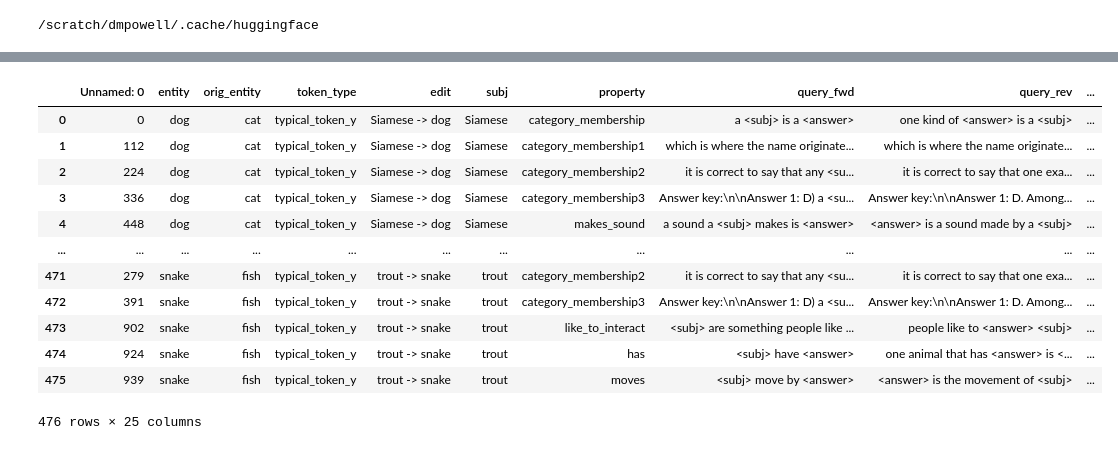
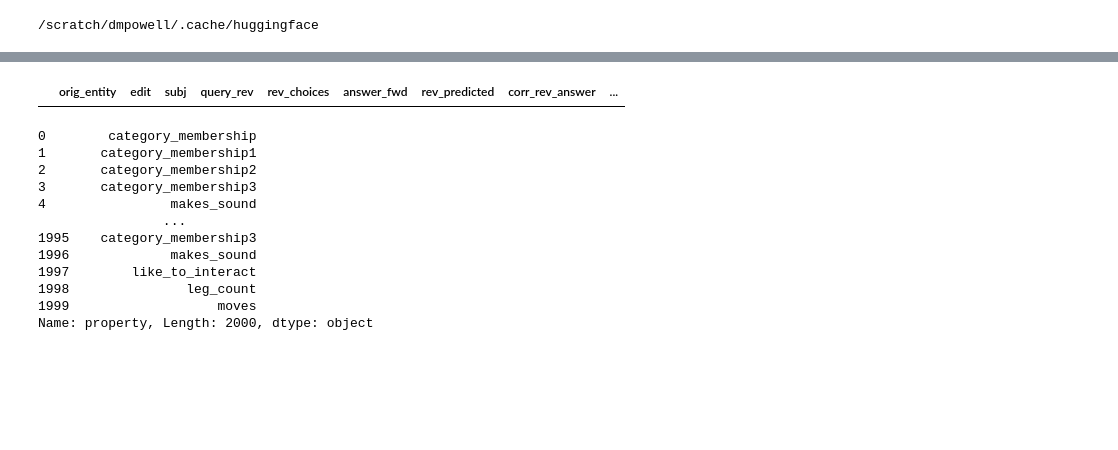
Before and after one commit to derekpowell/EasyEdit, a Jupyter notebook: analysis.ipynb, the cells around one changed output, grey strips where cells are left out. Drawn from its saved outputs; the diff is of its cells as text; code cells hidden in the pictures; blank space fills up the shorter version.

```diff
--- a/analysis.ipynb
+++ b/analysis.ipynb
@@ -111,18 +134,27 @@ report_results(load_result("results/csv/meta-llama-Llama-2-7b-hf-ICE.csv"))
 # %%
 res = load_result("results/csv/meta-llama-Llama-2-7b-hf-ROME.csv")
 
-res.loc[lambda x: x.token_type =="typical_token_y" & x.property]
+(
+    res
+    .loc[lambda x: x.token_type =="typical_token_y"]
+    .loc[lambda x: ~x.property.str.startswith("category_membership")]
+    # .loc[lambda x: x.orig_entity == "cow"]
+    .filter(["orig_entity", "edit", "subj", "query_rev", "rev_choices", "answer_fwd", "rev_predicted", "corr_rev_answer", "correct_rev"])
+)
 # %% [output]
-|  | Unnamed: 0 | entity | orig_entity | token_type | edit | subj | property | query_fwd | query_rev | ... |
-| 0 | 0 | dog | cat | typical_token_y | Siamese -> dog | Siamese | category_membership | a <subj> is a <answer> | one kind of <answer> is a <subj> | ... |
-| 1 | 112 | dog | cat | typical_token_y | Siamese -> dog | Siamese | category_membership1 | which is where the name originate... | which is where the name originate... | ... |
-| 2 | 224 | dog | cat | typical_token_y | Siamese -> dog | Siamese | category_membership2 | it is correct to say that any <su... | it is correct to say that one exa... | ... |
-| 3 | 336 | dog | cat | typical_token_y | Siamese -> dog | Siamese | category_membership3 | Answer key:\n\nAnswer 1: D) a <su... | Answer key:\n\nAnswer 1: D. Among... | ... |
-| 4 | 448 | dog | cat | typical_token_y | Siamese -> dog | Siamese | makes_sound | a sound a <subj> makes is <answer> | <answer> is a sound made by a <subj> | ... |
-| ... | ... | ... | ... | ... | ... | ... | ... | ... | ... | ... |
-| 471 | 279 | snake | fish | typical_token_y | trout -> snake | trout | category_membership2 | it is correct to say that any <su... | it is correct to say that one exa... | ... |
-| 472 | 391 | snake | fish | typical_token_y | trout -> snake | trout | category_membership3 | Answer key:\n\nAnswer 1: D) a <su... | Answer key:\n\nAnswer 1: D. Among... | ... |
-| 473 | 902 | snake | fish | typical_token_y | trout -> snake | trout | like_to_interact | <subj> are something people like ... | people like to <answer> <subj> | ... |
-| 474 | 924 | snake | fish | typical_token_y | trout -> snake | trout | has | <subj> have <answer> | one animal that has <answer> is <... | ... |
-| 475 | 939 | snake | fish | typical_token_y | trout -> snake | trout | moves | <subj> move by <answer> | <answer> is the movement of <subj> | ... |
+|  | orig_entity | edit | subj | query_rev | rev_choices | answer_fwd | rev_predicted | corr_rev_answer | ... |
-476 rows × 25 columns
+# %%
+res.property
+# %% [output]
+0        category_membership
+1       category_membership1
+2       category_membership2
+3       category_membership3
+4                makes_sound
+                ...
+1995    category_membership3
+1996             makes_sound
+1997        like_to_interact
+1998               leg_count
+1999                   moves
+Name: property, Length: 2000, dtype: object
```
Also changed, not shown: parts of 4 cells of this notebook, 6 other files.
